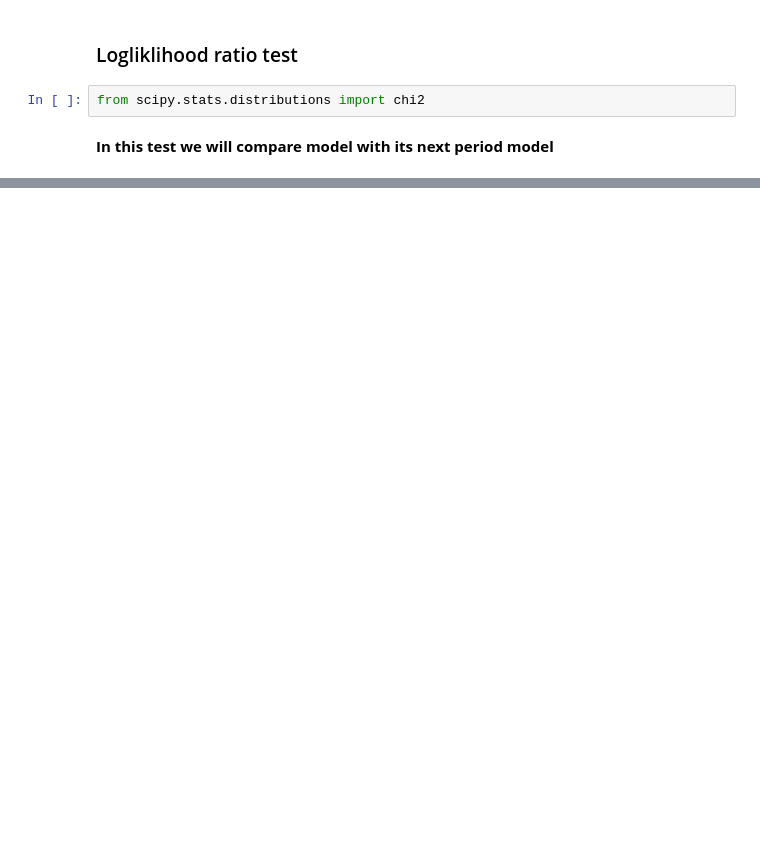
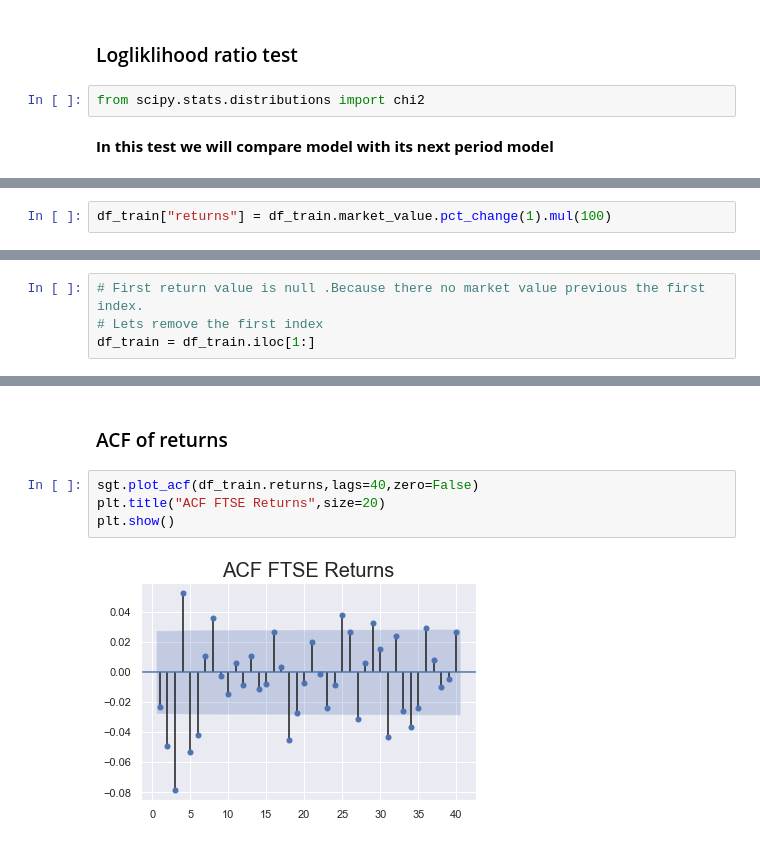
Before and after one commit to NMShihab/Time-Series-Analysis, a Jupyter notebook: All about Time Series .ipynb, the cells around one changed output, grey strips where cells are left out. Saved outputs shown, nothing was run; the diff lists cells and outputs as text; blank space fills up the shorter version.

Commit message:
Using Returns

```diff
--- a/All about Time Series .ipynb
+++ b/All about Time Series .ipynb
@@ -623,0 +649,2 @@ LLR test between model_ar_8 and model_ar_9 :  0.288
+# %%
+df_train["returns"] = df_train.market_value.pct_change(1).mul(100)
@@ -623,0 +667,4 @@ LLR test between model_ar_8 and model_ar_9 :  0.288
+# %%
+# First return value is null .Because there no market value previous the first index.
+# Lets remove the first index
+df_train = df_train.iloc[1:]
@@ -623,0 +693,8 @@ LLR test between model_ar_8 and model_ar_9 :  0.288
+# %% [markdown]
+### ACF of returns
+# %%
+sgt.plot_acf(df_train.returns,lags=40,zero=False)
+plt.title("ACF FTSE Returns",size=20)
+plt.show()
+# %% [output]
+[figure, added]
```
Also changed, not shown: parts of 31 cells of this notebook.
